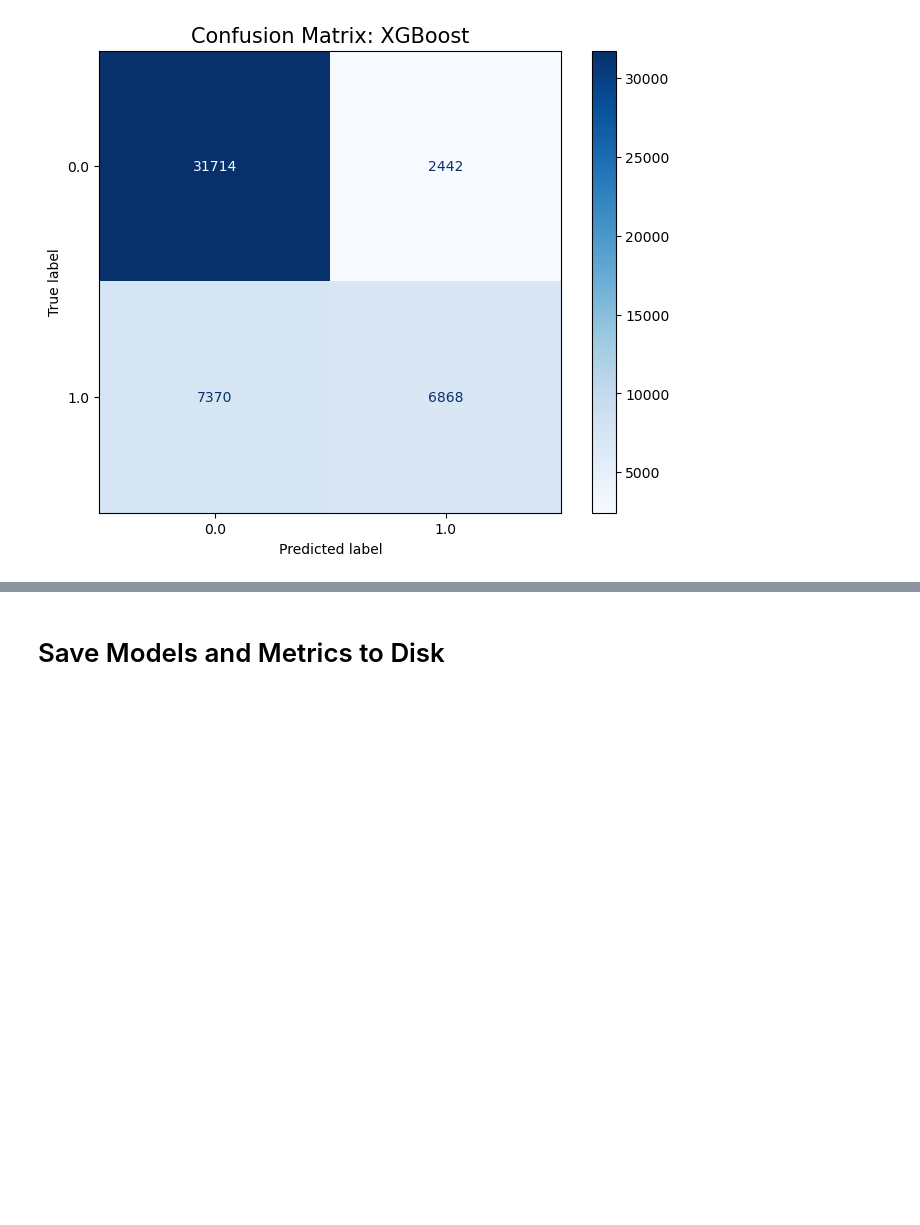
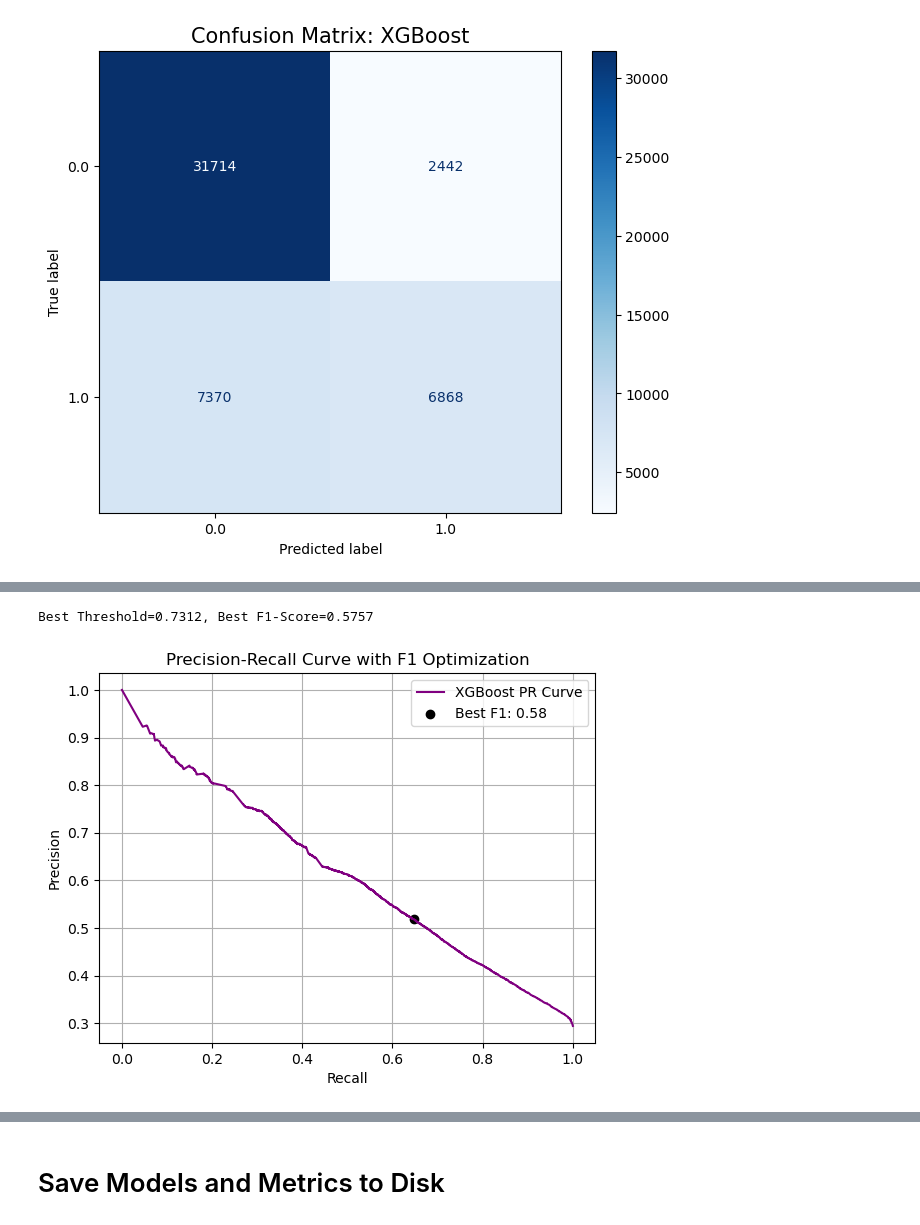
Before and after one commit to jmcatee17/ADA-final-project, a Jupyter notebook: ml_layer/modification_with_embeddings.ipynb, the cells around one changed output, grey strips where cells are left out. Drawn from its saved outputs; the diff is of its cells as text; code cells hidden in the pictures; blank space fills up the shorter version.

```diff
--- a/ml_layer/modification_with_embeddings.ipynb
+++ b/ml_layer/modification_with_embeddings.ipynb
@@ -327,0 +482,32 @@ plt.show()
+# %%
+# 1. Get probability scores
+y_scores = final_pipeline.predict_proba(X_test)[:, 1]
+precision, recall, thresholds = precision_recall_curve(y_test, y_scores)
+
+# 2. Calculate F1 score for each threshold
+# Note: Using np.errstate to ignore division by zero at the start/end of the arrays
+with np.errstate(divide='ignore', invalid='ignore'):
+    f1_scores = 2 * (precision * recall) / (precision + recall)
+    f1_scores = np.nan_to_num(f1_scores) # Convert NaNs to 0
+
+# 3. Find the optimal threshold that maximizes F1
+ix = np.argmax(f1_scores)
+best_threshold = thresholds[ix]
+best_f1 = f1_scores[ix]
+
+print(f'Best Threshold={best_threshold:.4f}, Best F1-Score={best_f1:.4f}')
+
+# 4. Plotting
+plt.plot(recall, precision, color='purple', label='XGBoost PR Curve')
+# Scatter point for the best F1 score
+plt.scatter(recall[ix], precision[ix], marker='o', color='black', label=f'Best F1: {best_f1:.2f}')
+
+plt.xlabel('Recall')
+plt.ylabel('Precision')
+plt.title('Precision-Recall Curve with F1 Optimization')
+plt.legend()
+plt.grid(True)
+plt.show()
+# %% [output]
+Best Threshold=0.7312, Best F1-Score=0.5757
+[figure, added]
```
Also changed, not shown: parts of 12 cells of this notebook, 8 other files.
